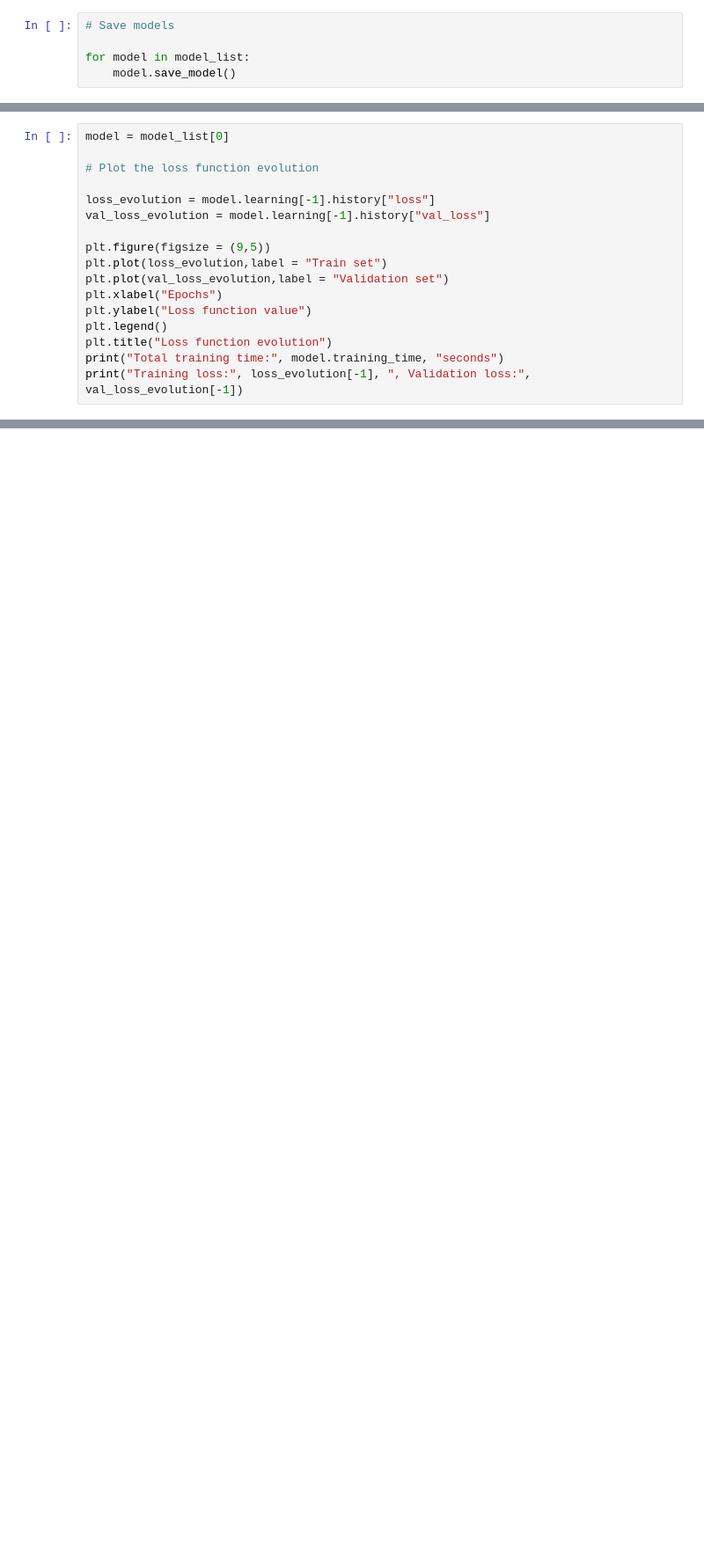
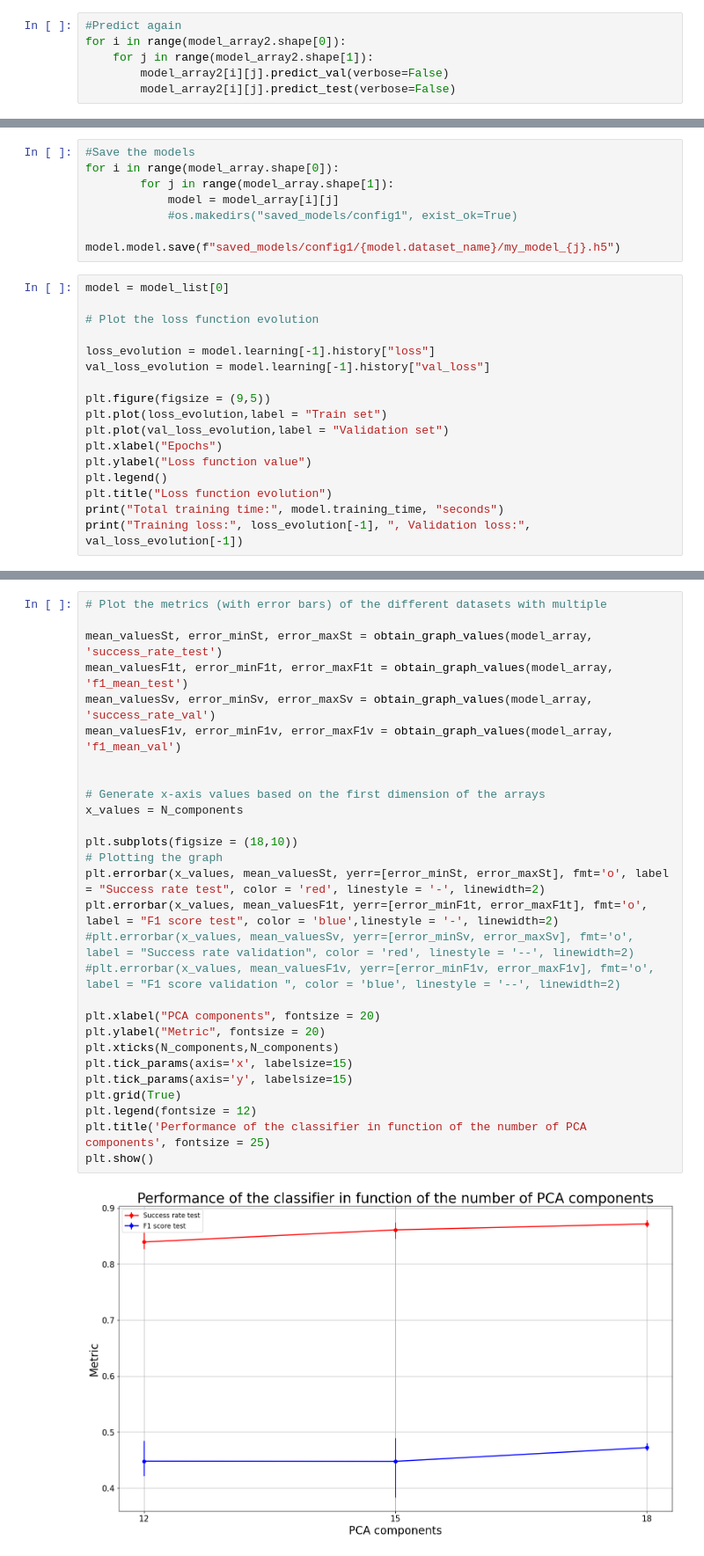
Before and after one commit to AlexSzapiro/Refractored_star_classifier, a Jupyter notebook: tensorflow_version/PCA_dependance.ipynb, the cells around one changed output, grey strips where cells are left out. Shown at 88% size. Drawn from its saved outputs; the diff is of its cells as text; blank space fills up the shorter version.

Commit message:
many model runs with 1 dataset, error bars plot

```diff
--- a/tensorflow_version/PCA_dependance.ipynb
+++ b/tensorflow_version/PCA_dependance.ipynb
@@ -216,5 +199,6 @@ for i in range(metrics.shape[0]):
-# %%
-# Save models
-
-for model in model_list:
-    model.save_model()
+# %%
+#Predict again
+for i in range(model_array2.shape[0]):
+    for j in range(model_array2.shape[1]):
+        model_array2[i][j].predict_val(verbose=False)
+        model_array2[i][j].predict_test(verbose=False)
@@ -221,3 +224,10 @@ for model in model_list:
+# %%
+#Save the models
+for i in range(model_array.shape[0]):
+        for j in range(model_array.shape[1]):
+            model = model_array[i][j]
+            #os.makedirs("saved_models/config1", exist_ok=True)
+            model.model.save(f"saved_models/config1/{model.dataset_name}/my_model_{j}.h5")
 # %%
 model = model_list[0]
 
@@ -256,0 +283,30 @@ plt.show()
+# %%
+# Plot the metrics (with error bars) of the different datasets with multiple
+
+mean_valuesSt, error_minSt, error_maxSt = obtain_graph_values(model_array, 'success_rate_test')
+mean_valuesF1t, error_minF1t, error_maxF1t = obtain_graph_values(model_array, 'f1_mean_test')
+mean_valuesSv, error_minSv, error_maxSv = obtain_graph_values(model_array, 'success_rate_val')
+mean_valuesF1v, error_minF1v, error_maxF1v = obtain_graph_values(model_array, 'f1_mean_val')
+
+
+# Generate x-axis values based on the first dimension of the arrays
+x_values = N_components
+
+plt.subplots(figsize = (18,10))
+# Plotting the graph
+plt.errorbar(x_values, mean_valuesSt, yerr=[error_minSt, error_maxSt], fmt='o', label = "Success rate test", color = 'red', linestyle = '-', linewidth=2)
+plt.errorbar(x_values, mean_valuesF1t, yerr=[error_minF1t, error_maxF1t], fmt='o', label = "F1 score test", color = 'blue',linestyle = '-', linewidth=2)
+#plt.errorbar(x_values, mean_valuesSv, yerr=[error_minSv, error_maxSv], fmt='o', label = "Success rate validation", color = 'red', linestyle = '--', linewidth=2)
+#plt.errorbar(x_values, mean_valuesF1v, yerr=[error_minF1v, error_maxF1v], fmt='o', label = "F1 score validation ", color = 'blue', linestyle = '--', linewidth=2)
+
+plt.xlabel("PCA components", fontsize = 20)
+plt.ylabel("Metric", fontsize = 20)
+plt.xticks(N_components,N_components)
+plt.tick_params(axis='x', labelsize=15)
+plt.tick_params(axis='y', labelsize=15)
+plt.grid(True)
+plt.legend(fontsize = 12)
+plt.title('Performance of the classifier in function of the number of PCA components', fontsize = 25)
+plt.show()
+# %% [output]
+[figure, added]
```
Also changed, not shown: parts of 10 cells of this notebook, 1 other file.
